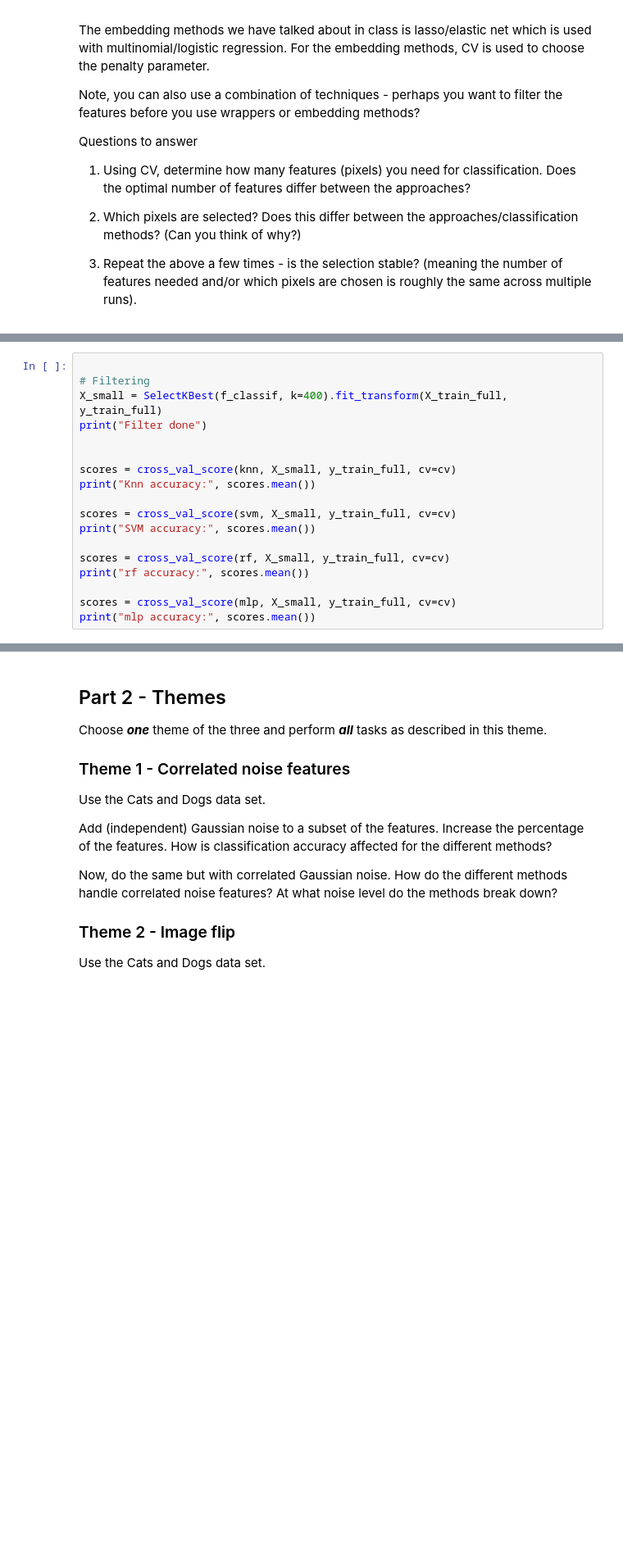
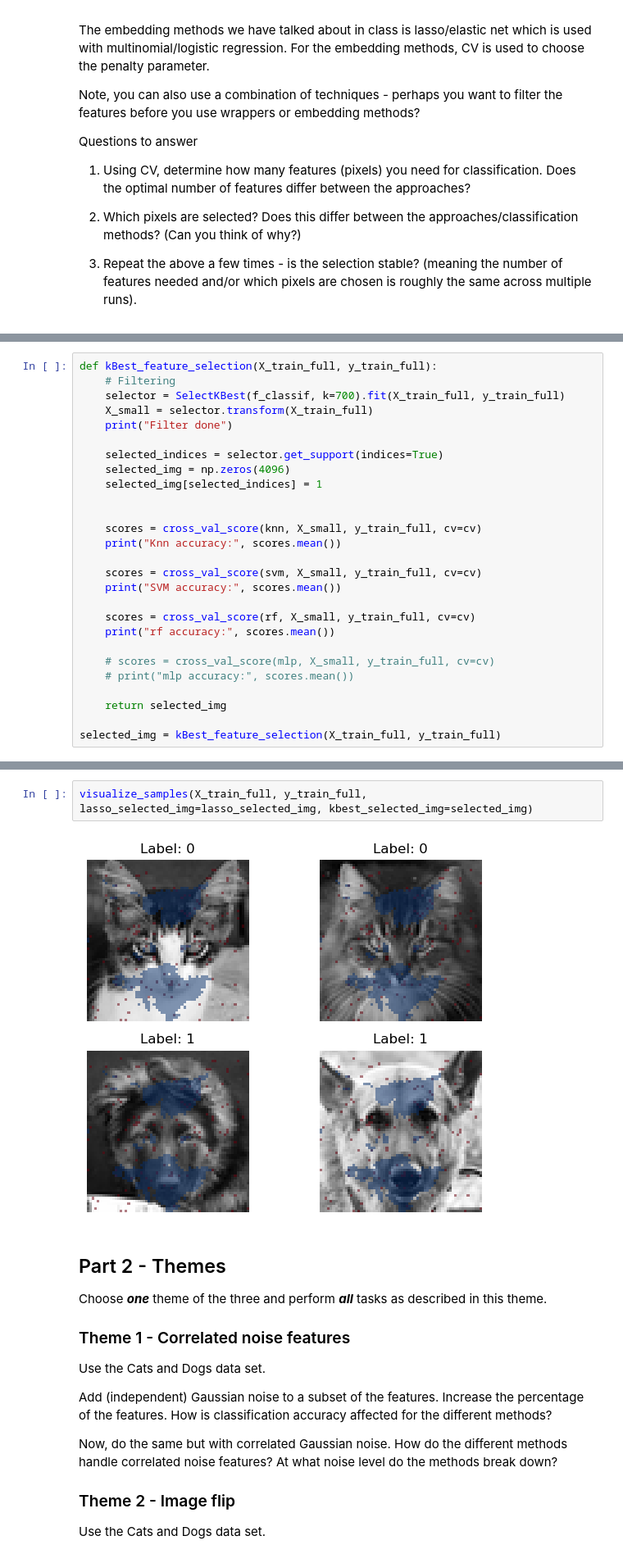
Before and after one commit to Jacob-sandstrom/MVE441-Statistical-learning-for-big-data, a Jupyter notebook: Project 2/project2Py.ipynb, the cells around one changed output, grey strips where cells are left out. Shown at 82% size. Saved outputs shown, nothing was run; the diff lists cells and outputs as text; blank space fills up the shorter version.

```diff
--- a/Project 2/project2Py.ipynb
+++ b/Project 2/project2Py.ipynb
@@ -184,22 +192,31 @@ mlp = MLPClassifier([32, 64, 64, 32])
 # Cross-validation strategy
 cv = StratifiedKFold(n_splits=5, shuffle=True, random_state=42)
 # %%
+def kBest_feature_selection(X_train_full, y_train_full):
+    # Filtering
+    selector = SelectKBest(f_classif, k=700).fit(X_train_full, y_train_full)
+    X_small = selector.transform(X_train_full)
+    print("Filter done")
 
-# Filtering
-X_small = SelectKBest(f_classif, k=400).fit_transform(X_train_full, y_train_full)
-print("Filter done")
+    selected_indices = selector.get_support(indices=True)
+    selected_img = np.zeros(4096)
+    selected_img[selected_indices] = 1
 
 
-scores = cross_val_score(knn, X_small, y_train_full, cv=cv)
-print("Knn accuracy:", scores.mean())
+    scores = cross_val_score(knn, X_small, y_train_full, cv=cv)
+    print("Knn accuracy:", scores.mean())
 
-scores = cross_val_score(svm, X_small, y_train_full, cv=cv)
-print("SVM accuracy:", scores.mean())
+    scores = cross_val_score(svm, X_small, y_train_full, cv=cv)
+    print("SVM accuracy:", scores.mean())
 
-scores = cross_val_score(rf, X_small, y_train_full, cv=cv)
-print("rf accuracy:", scores.mean())
+    scores = cross_val_score(rf, X_small, y_train_full, cv=cv)
+    print("rf accuracy:", scores.mean())
 
-scores = cross_val_score(mlp, X_small, y_train_full, cv=cv)
-print("mlp accuracy:", scores.mean())
+    # scores = cross_val_score(mlp, X_small, y_train_full, cv=cv)
+    # print("mlp accuracy:", scores.mean())
+
+    return selected_img
+
+selected_img = kBest_feature_selection(X_train_full, y_train_full)
 # %% [output]
 Filter done
@@ -248,3 +289,7 @@ MLP (Lasso features): 0.7785714285714287
+# %%
+visualize_samples(X_train_full, y_train_full, lasso_selected_img=lasso_selected_img, kbest_selected_img=selected_img)
+# %% [output]
+[figure, added]
 # %% [markdown]
 ## Part 2 - Themes
 Choose ***one*** theme of the three and perform ***all*** tasks as described in this theme.
```
Also changed, not shown: parts of 9 cells of this notebook.
